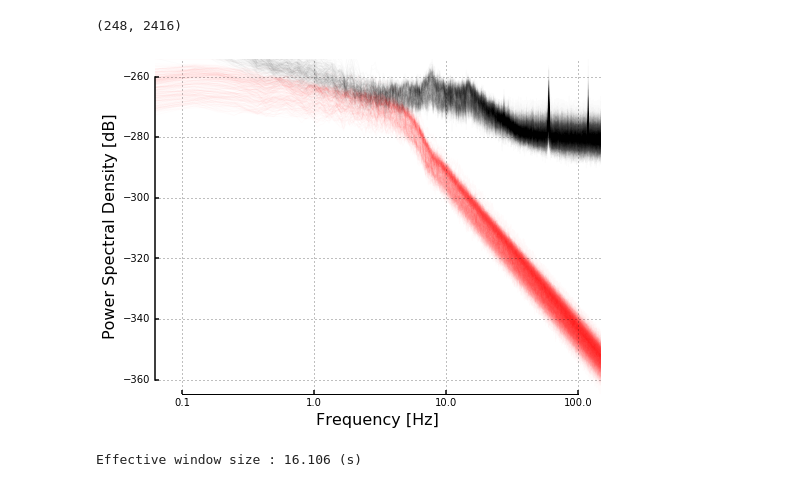
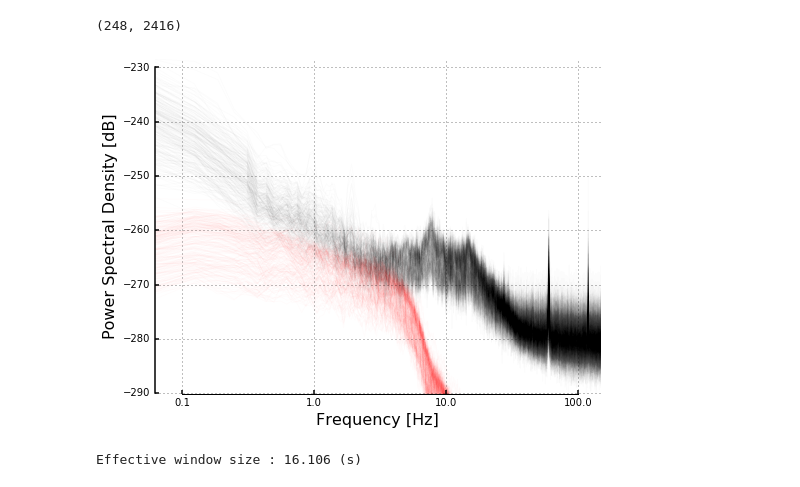
Before and after one commit to neurospin/meg_study_dynamic_scales, a Jupyter notebook: scripts/biomag_pilot_analysis_sensor.ipynb, the cells around one changed output. Cells and saved outputs as stored; diff of their text form; code cells hidden in the pictures.

```diff
--- a/scripts/biomag_pilot_analysis_sensor.ipynb
+++ b/scripts/biomag_pilot_analysis_sensor.ipynb
@@ -352,35 +352,35 @@ ax.yaxis.set_tick_params(width=1.5)
 
 psd_, freqs, fmin, fmax, scale_alpha, color = psd_alpha, freqs_alpha, .06,150,3,'red'
 
 n_channels = len(psd_)
 xticks = np.array(xticks)
 fmask = (freqs >= fmin) & (freqs <= fmax)
 psd_ = 10 * np.log10(psd_[:, fmask]).T
 ax.plot(np.log10(freqs[fmask]), psd_, color=color,
                   alpha=1. / (n_channels / scale_alpha));
 ax.set_xticks(np.log10(xticks))
 ax.set_xticklabels(xticks)
 ax.set_xlim(np.log10(freqs[fmask][[0, -1]]))
-ax.set_ylim(psd_.min(), psd_.max())
+# ax.set_ylim(psd_.min(), psd_.max())
 
 # Hide the right and top spines
 ax.spines['right'].set_visible(False)
 ax.spines['top'].set_visible(False)
 # Only show ticks on the left and bottom spines
 ax.yaxis.set_ticks_position('left')
 ax.xaxis.set_ticks_position('bottom')
 ax.spines['bottom'].set_bounds(*np.log10(xticks[[0, -1]]))
 ax.spines['left'].set_bounds(*ax.get_yticks()[1:][:-1][[0, -1]])
 ax.spines['left'].set_linewidth(1.5)
 ax.spines['right'].set_linewidth(1.5)
 ax.xaxis.set_tick_params(width=1.5)
 ax.yaxis.set_tick_params(width=1.5)
 ax.set_xlabel('Frequency [Hz]', fontsize=16)
 ax.set_ylabel('Power Spectral Density [dB]', fontsize=16)
 
 fig.savefig('./biomag_figures/alpha_envelope_slope.png', dpi=600)
 # %% [output]
-[figure, old version]
+[figure, new version]
 # %%
 raw_hil_z = raw_hil.copy()
 # %%
```
